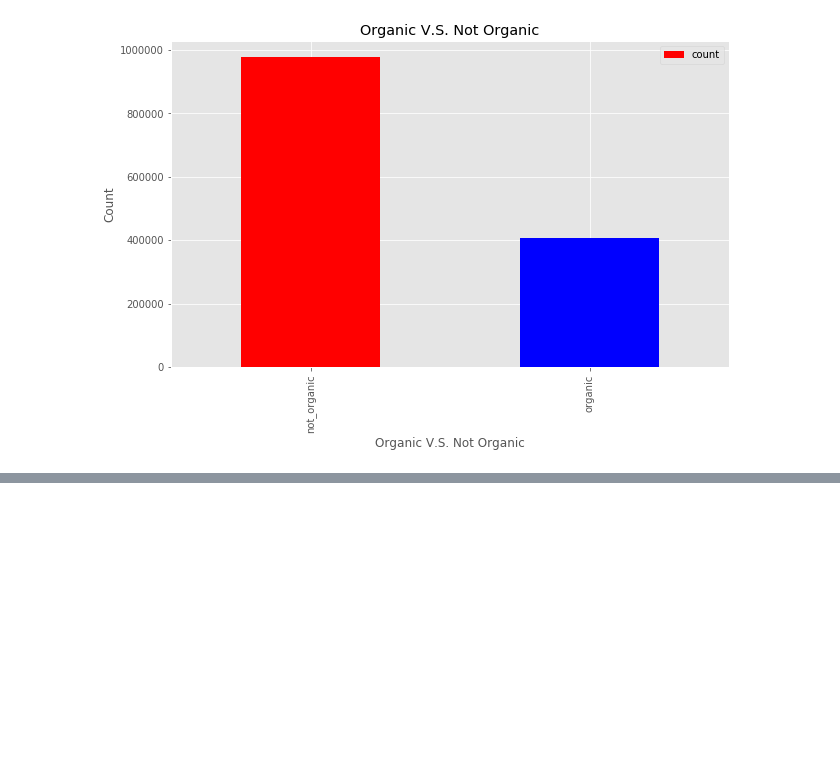
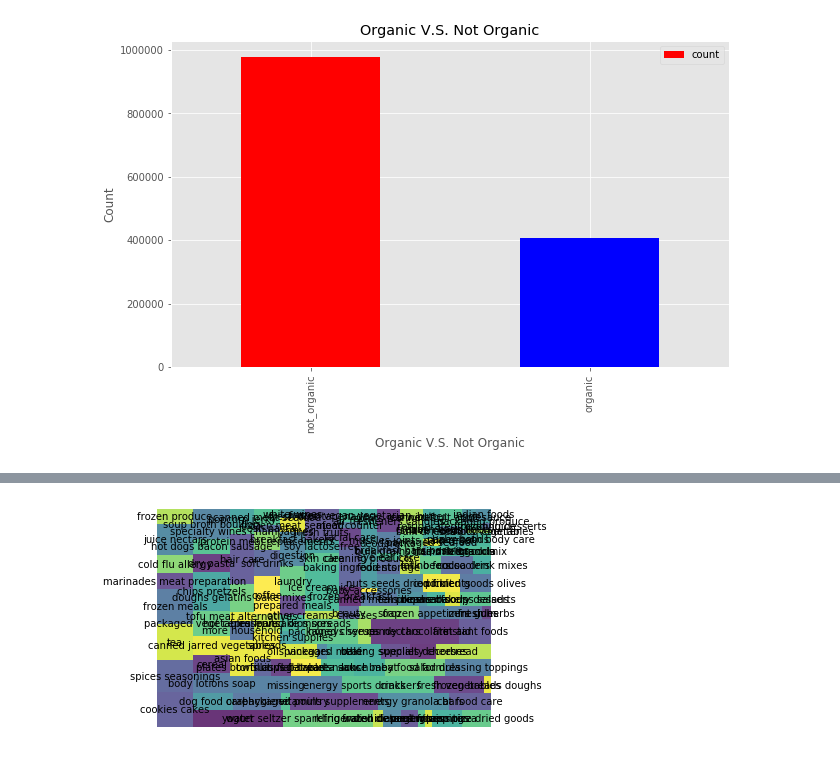
Before and after one commit to RachelPengmkt/Instacart-Market-Basket-Analysis-Exploratory-Analysis-Kaggle, a Jupyter notebook: Instacart-Market-Basket-Analysis-Exploratory-Analysis-Kaggle.ipynb, the cells around one changed output, grey strips where cells are left out. Drawn from its saved outputs; the diff is of its cells as text; code cells hidden in the pictures; blank space fills up the shorter version.

```diff
--- a/Instacart-Market-Basket-Analysis-Exploratory-Analysis-Kaggle.ipynb
+++ b/Instacart-Market-Basket-Analysis-Exploratory-Analysis-Kaggle.ipynb
@@ -882,0 +903,3 @@ plt.show()
+# %%
+# Merge products with departments
+p_dept = pd.merge(products, departments, how='left', on='department_id', validate = 'm:1') # validate = 'm:1' means check if merge keys are unique in right datasets and not unique in left side. If not, an error will be reported
@@ -882,0 +922,3 @@ plt.show()
+# %%
+# Merge products with departments
+p_dept_aisles = pd.merge(p_dept, aisles, how='left', on='aisle_id', validate='m:1') # validate = 'm:1' means check if merge keys are unique in right datasets and not unique in left side. If not, an error will be reported
@@ -882,0 +941,8 @@ plt.show()
+# %%
+# How many products in each aisle?
+p_dept_a = p_dept_aisles.groupby(['aisle'],sort=0).apply( lambda g: pd.Series({\
+    'Products_Num': g.product_id.nunique(),\
+    }))
+# %%
+# reset index
+p_dept_a=p_dept_a.reset_index()
@@ -882,0 +965,9 @@ plt.show()
+# %%
+import matplotlib.pyplot as plt
+import squarify    # pip install squarify (algorithm for treemap)
+
+squarify.plot(sizes=p_dept_a['Products_Num'], label=p_dept_a['aisle'], alpha=.8 )
+plt.axis('off')
+plt.show()
+# %% [output]
+[figure, added]
```
Also changed, not shown: parts of 8 cells of this notebook.
